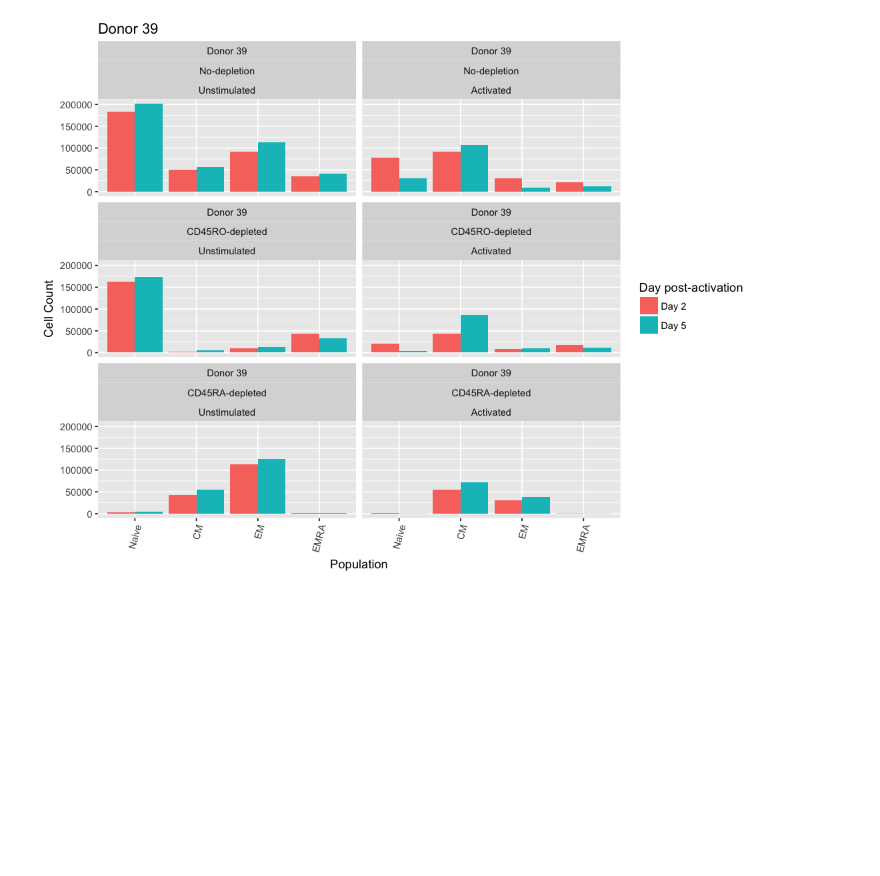
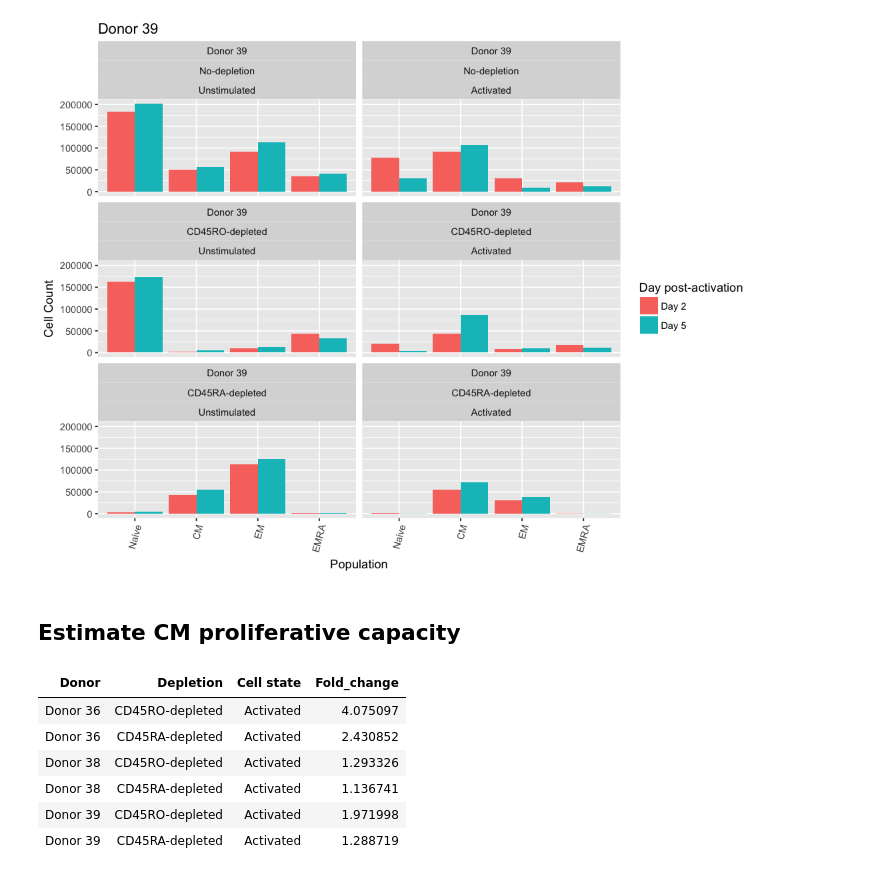
Before and after one commit to hammerlab/t-cell-electroporation, a Jupyter notebook: notebooks/figure-8/Cell counts following activation after enriching for naive or memory phenotypes.ipynb, the cells around one changed output. Cells and saved outputs as stored; diff of their text form; code cells hidden in the pictures; blank space fills up the shorter version.

```diff
--- a/notebooks/figure-8/Cell counts following activation after enriching for naive or memory phenotypes.ipynb
+++ b/notebooks/figure-8/Cell counts following activation after enriching for naive or memory phenotypes.ipynb
@@ -178,3 +179,30 @@ for(donor in donors) {
 [figure]
 [figure]
 [figure]
+# %% [markdown]
+## Estimate CM proliferative capacity
+# %%
+normalize_by_day_2 <- function(x) {
+    return(x[2]/x[1])
+}
+
+normalized_cm_counts <-
+    merged_data %>%
+    filter(
+        `Population` == 'CM',
+        `Depletion` != 'No-depletion',
+        `Cell state` == 'Activated'
+    ) %>%
+    group_by(`Donor`, `Depletion`, `Cell state`) %>%
+    summarize(`Fold_change`=normalize_by_day_2(`Population_count`)) %>%
+    ungroup
+
+normalized_cm_counts
+# %% [output]
+| Donor | Depletion | Cell state | Fold_change |
+| Donor 36 | CD45RO-depleted | Activated | 4.075097 |
+| Donor 36 | CD45RA-depleted | Activated | 2.430852 |
+| Donor 38 | CD45RO-depleted | Activated | 1.293326 |
+| Donor 38 | CD45RA-depleted | Activated | 1.136741 |
+| Donor 39 | CD45RO-depleted | Activated | 1.971998 |
+| Donor 39 | CD45RA-depleted | Activated | 1.288719 |
```
Also changed, not shown: parts of 4 cells of this notebook.
